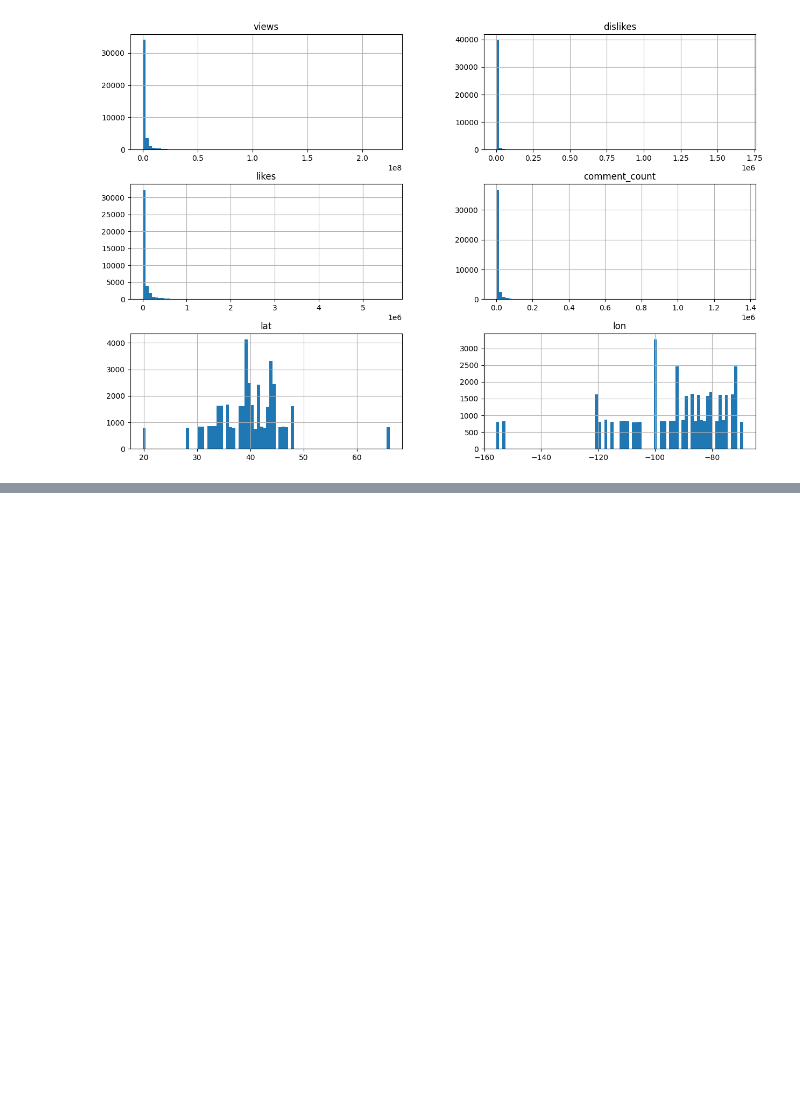
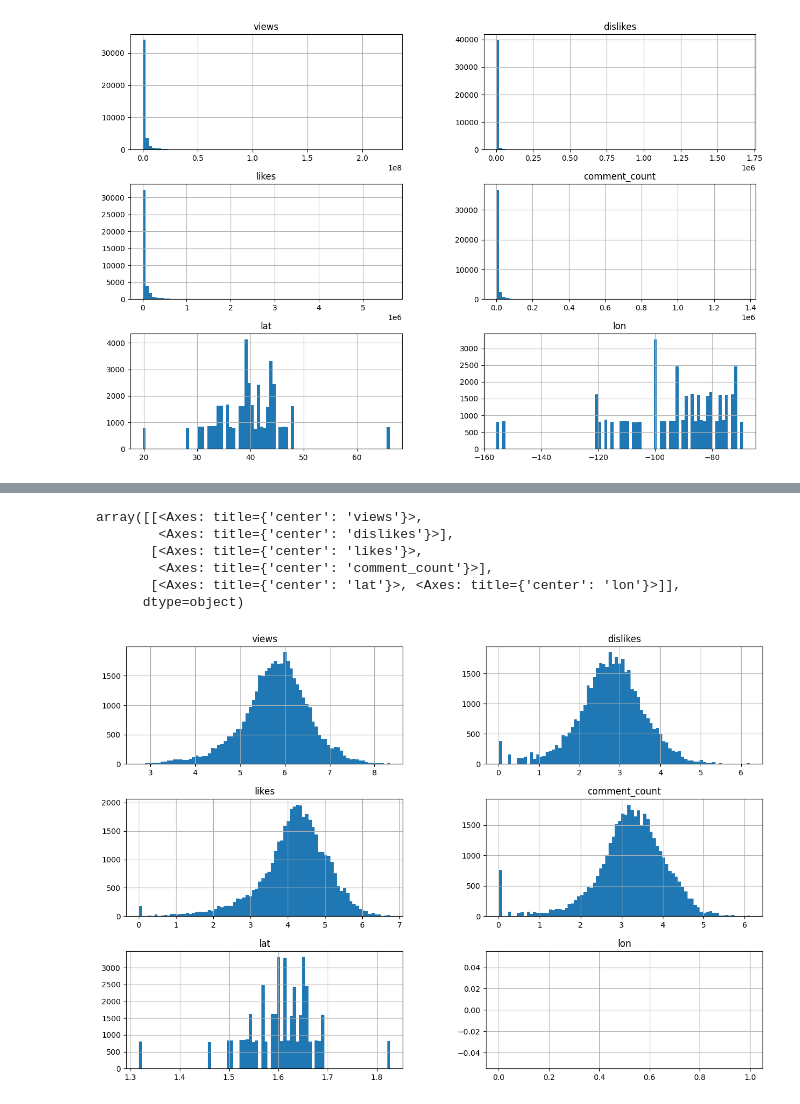
Before and after one commit to Crostz/FDS-2025-1-258, a Jupyter notebook: Proyecto/Prueba_standard.ipynb, the cells around one changed output, grey strips where cells are left out. Saved outputs shown, nothing was run; the diff lists cells and outputs as text; code cells hidden in the pictures; blank space fills up the shorter version.

```diff
--- a/Proyecto/Prueba_standard.ipynb
+++ b/Proyecto/Prueba_standard.ipynb
@@ -63,0 +70,19 @@ Name: comment_count, Length: 40949, dtype: float64
+# %%
+df_c = df[["views", "dislikes", "likes", "comment_count", "lat", "lon"]]
+# Al haber una gran distribución desigual, se aplicará una transformación
+df_c["likes"] = np.log10(df_c["likes"] + 1)  # Se agrega 1 para evitar log(0)
+np.expm1(df_c["likes"])  # Inversa de logaritmo natural
+df_c["dislikes"] = np.log10(df_c["dislikes"] + 1)  # Se agrega 1 para evitar log(0)
+np.expm1(df_c["dislikes"])  # Inversa de logaritmo natural
+df_c["views"] = np.log10(df_c["views"] + 1)  # Se agrega 1 para evitar log(0)
+np.expm1(df_c["views"])  # Inversa de logaritmo natural
+df_c["comment_count"] = np.log10(df_c["comment_count"] + 1)  # Se agrega 1 para evitar log(0)
+np.expm1(df_c["comment_count"])  # Inversa de logaritmo natural
+df_c["lat"] = np.log10(df_c["lat"] + 1)  # Se agrega 1 para evitar log(0)
+np.expm1(df_c["lat"])  # Inversa de logaritmo natural
+df_c["lon"] = np.log10(df_c["lon"] + 1)  # Se agrega 1 para evitar log(0)
+np.expm1(df_c["lon"])  # Inversa de logaritmo natural
+df_c["lat"] = np.log10(df_c["lat"] + 1)  # Se agrega 1 para evitar log(0)
+np.expm1(df_c["lat"])  # Inversa de logaritmo natural
+df_c["lon"] = np.log10(df_c["lon"] + 1)  # Se agrega 1 para evitar log(0)
+np.expm1(df_c["lon"])  # Inversa de logaritmo natural
@@ -83,0 +140,10 @@ array([[<Axes: title={'center': 'views'}>,
+# %%
+df_c.hist(figsize=(15, 10), bins=80)
+# %% [output]
+array([[<Axes: title={'center': 'views'}>,
+        <Axes: title={'center': 'dislikes'}>],
+       [<Axes: title={'center': 'likes'}>,
+        <Axes: title={'center': 'comment_count'}>],
+       [<Axes: title={'center': 'lat'}>, <Axes: title={'center': 'lon'}>]],
+      dtype=object)
+[figure, added]
```
Also changed, not shown: parts of 14 cells of this notebook, 1 other file.
